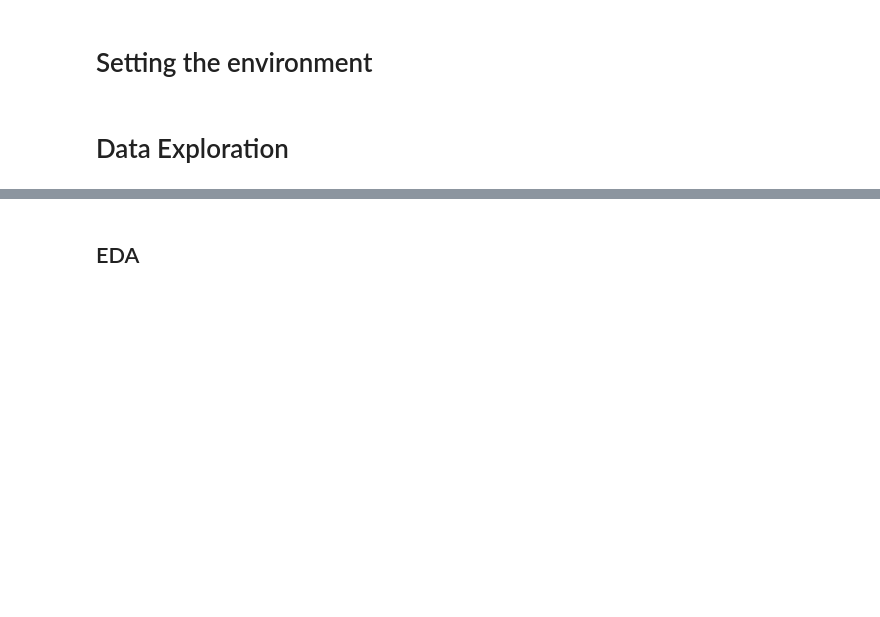
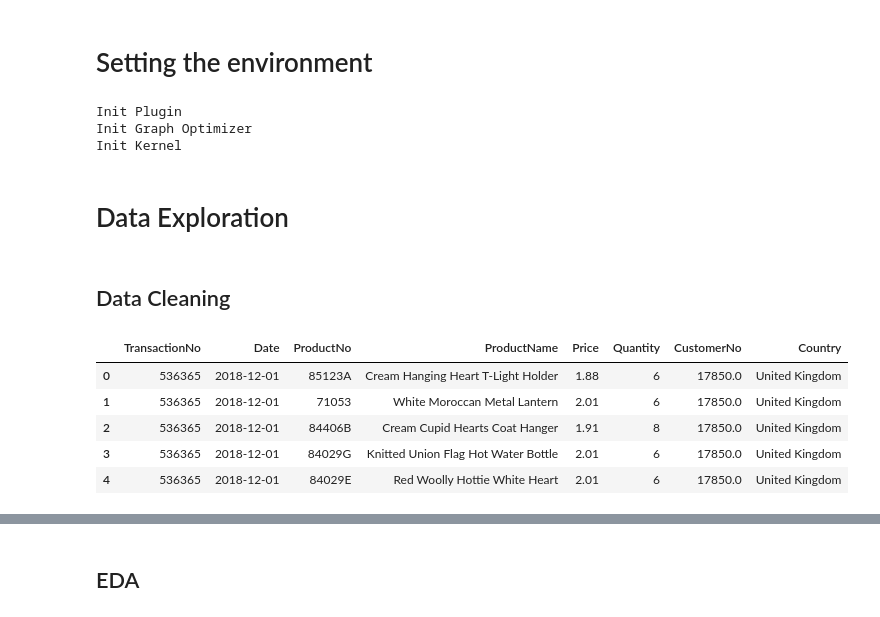
Before and after one commit to Oumnia-Sdn/CustomersSegmentation-RFM-KMeans, a Jupyter notebook: notebooks/UK B2C e-commerce transactions analysis & purchase prediction .ipynb, the cells around one changed output, grey strips where cells are left out. Saved outputs shown, nothing was run; the diff lists cells and outputs as text; code cells hidden in the pictures; blank space fills up the shorter version.

Commit message:
Data cleaning and EDA

```diff
--- a/notebooks/UK B2C e-commerce transactions analysis & purchase prediction .ipynb
+++ b/notebooks/UK B2C e-commerce transactions analysis & purchase prediction .ipynb
@@ -24,23 +19,28 @@ import seaborn as sns
 # %%
 import pandas as pd
 import numpy as np
-
 ''' Data visualisation'''
 import matplotlib.pyplot as plt
 import seaborn as sns
 import warnings
-
 ''' Scikit-Learn'''
 from sklearn.model_selection import train_test_split
 from sklearn.preprocessing import StandardScaler, RobustScaler
+from sklearn.preprocessing import OneHotEncoder
+from sklearn.model_selection import cross_validate
+from sklearn.model_selection import GridSearchCV
+from sklearn.model_selection import RandomizedSearchCV
+from sklearn import set_config
+
+set_config(display='diagram')
+from sklearn.compose import ColumnTransformer
+from sklearn.compose import make_column_selector
 from sklearn.metrics import confusion_matrix
-
 ''' Imbalanced Classes'''
 import imblearn
 from imblearn.over_sampling import SMOTE
 from imblearn.under_sampling import RandomUnderSampler
 from imblearn.pipeline import Pipeline
-
 ''' Tensorflow Keras'''
 from tensorflow import keras
 from tensorflow.keras import models
@@ -49,5 +49,24 @@ from tensorflow.keras.callbacks import EarlyStopping
 from tensorflow.keras import regularizers
 from tensorflow.keras.optimizers import Adam
 from tensorflow.keras.optimizers.schedules import ExponentialDecay
+# %% [output]
+Init Plugin
+Init Graph Optimizer
+Init Kernel
+# %%
+# importing the data
+data= pd.read_csv("../PurchaseTransactionsProject/data/Business Sales Transaction.csv", low_memory=False)
 # %% [markdown]
 #  Data Exploration
+# %% [markdown]
+## Data Cleaning
+# %%
+# Data first few rows
+data.head()
+# %% [output]
+|  | TransactionNo | Date | ProductNo | ProductName | Price | Quantity | CustomerNo | Country |
+| 0 | 536365 | 2018-12-01 | 85123A | Cream Hanging Heart T-Light Holder | 1.88 | 6 | 17850.0 | United Kingdom |
+| 1 | 536365 | 2018-12-01 | 71053 | White Moroccan Metal Lantern | 2.01 | 6 | 17850.0 | United Kingdom |
+| 2 | 536365 | 2018-12-01 | 84406B | Cream Cupid Hearts Coat Hanger | 1.91 | 8 | 17850.0 | United Kingdom |
+| 3 | 536365 | 2018-12-01 | 84029G | Knitted Union Flag Hot Water Bottle | 2.01 | 6 | 17850.0 | United Kingdom |
+| 4 | 536365 | 2018-12-01 | 84029E | Red Woolly Hottie White Heart | 2.01 | 6 | 17850.0 | United Kingdom |
```
Also changed, not shown: parts of 27 cells of this notebook.
